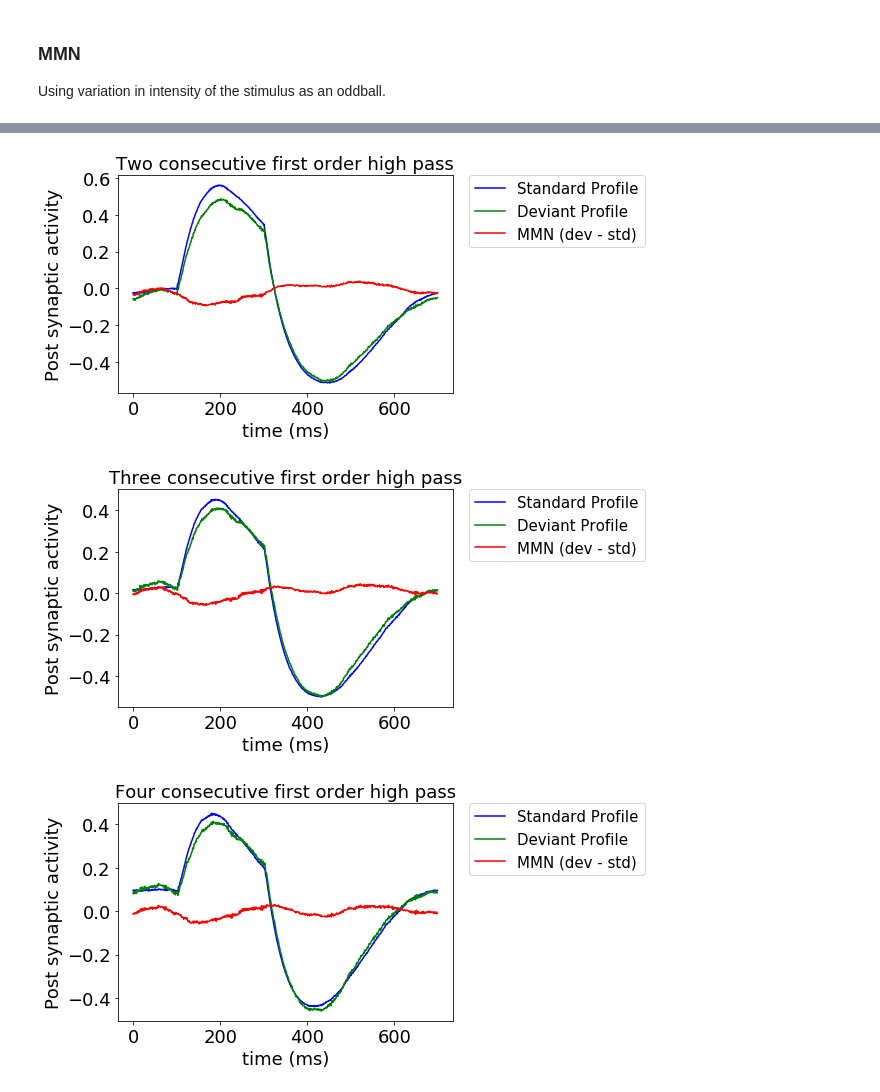
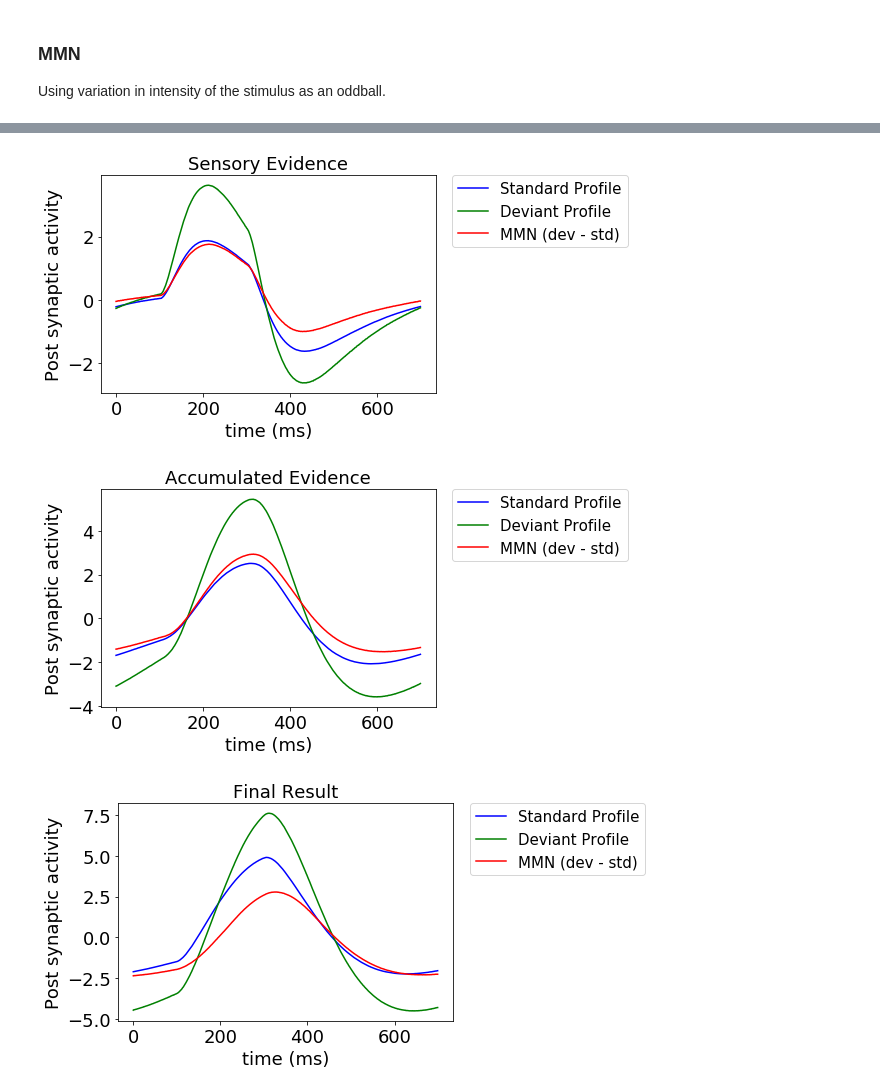
Before and after one commit to s72sue/oddball, a Jupyter notebook: threshold/accumulate_to_threshold.ipynb, the cells around one changed output, grey strips where cells are left out. Saved outputs shown, nothing was run; the diff lists cells and outputs as text; code cells hidden in the pictures.

```diff
--- a/threshold/accumulate_to_threshold.ipynb
+++ b/threshold/accumulate_to_threshold.ipynb
@@ -56,7 +57,7 @@ prestimulus_baseline = 0.1  # 100 ms  -  this can also be set to 0
 remove_beg = int((trial_len - prestimulus_baseline) * 1000)  # remove this much ms of stimulus from the beginning
 
 class Experiment(object):
-    def __init__(self, seed=None, isi=isi, stim_dur=stim_dur, std_value=0.8, dev_value=0.4, trial_len=trial_len,
+    def __init__(self, seed=None, isi=isi, stim_dur=stim_dur, std_value=8, dev_value=4, trial_len=trial_len,
                                                                             prestim_baseline=prestimulus_baseline):
         self.rng = np.random.RandomState(seed=seed)
         self.prestim_baseline = prestim_baseline
@@ -300,8 +320,10 @@ def analyse(probe, title):
 
 analyse(result_p, "First order high pass with feedback")
 #analyse(result2_p, "Fourth order high pass")
-analyse(result_2ser_p, "Two consecutive first order high pass")
-analyse(result_3ser_p, "Three consecutive first order high pass")
-analyse(result_4ser_p, "Four consecutive first order high pass")
-analyse(evidence_p, "Evidence")
+#analyse(result_2ser_p, "Two consecutive first order high pass")
+#analyse(result_3ser_p, "Three consecutive first order high pass")
+#analyse(result_4ser_p, "Four consecutive first order high pass")
+analyse(evidence0_p, "Sensory Evidence")
+analyse(evidence1_p, "Accumulated Evidence")
+analyse(result_copy_p, "Final Result")
 # %% [output]
@@ -309,3 +331,3 @@ analyse(evidence_p, "Evidence")
-[figure, old version]
+[figure, new version]
-[figure, old version]
+[figure, new version]
-[figure, old version]
+[figure, new version]
```
Also changed, not shown: parts of 7 cells of this notebook.
